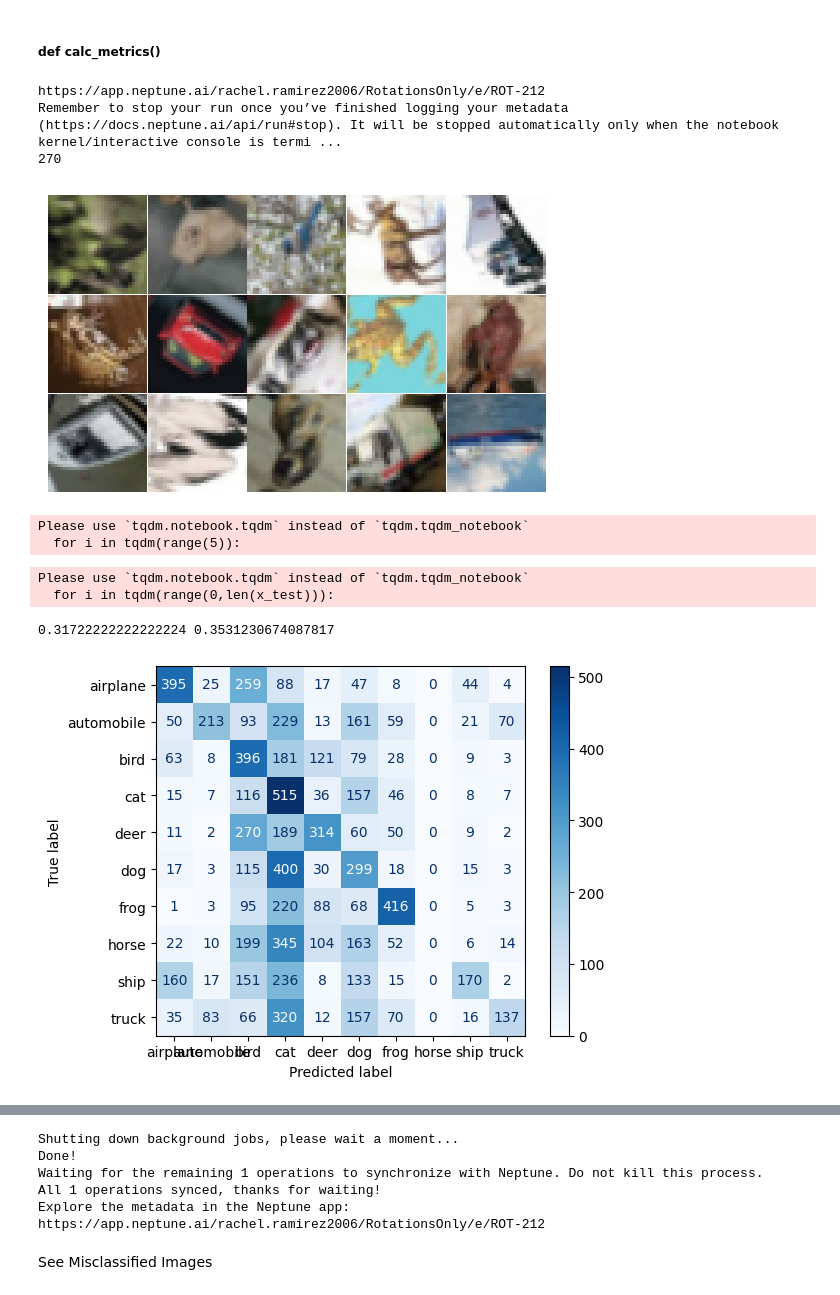
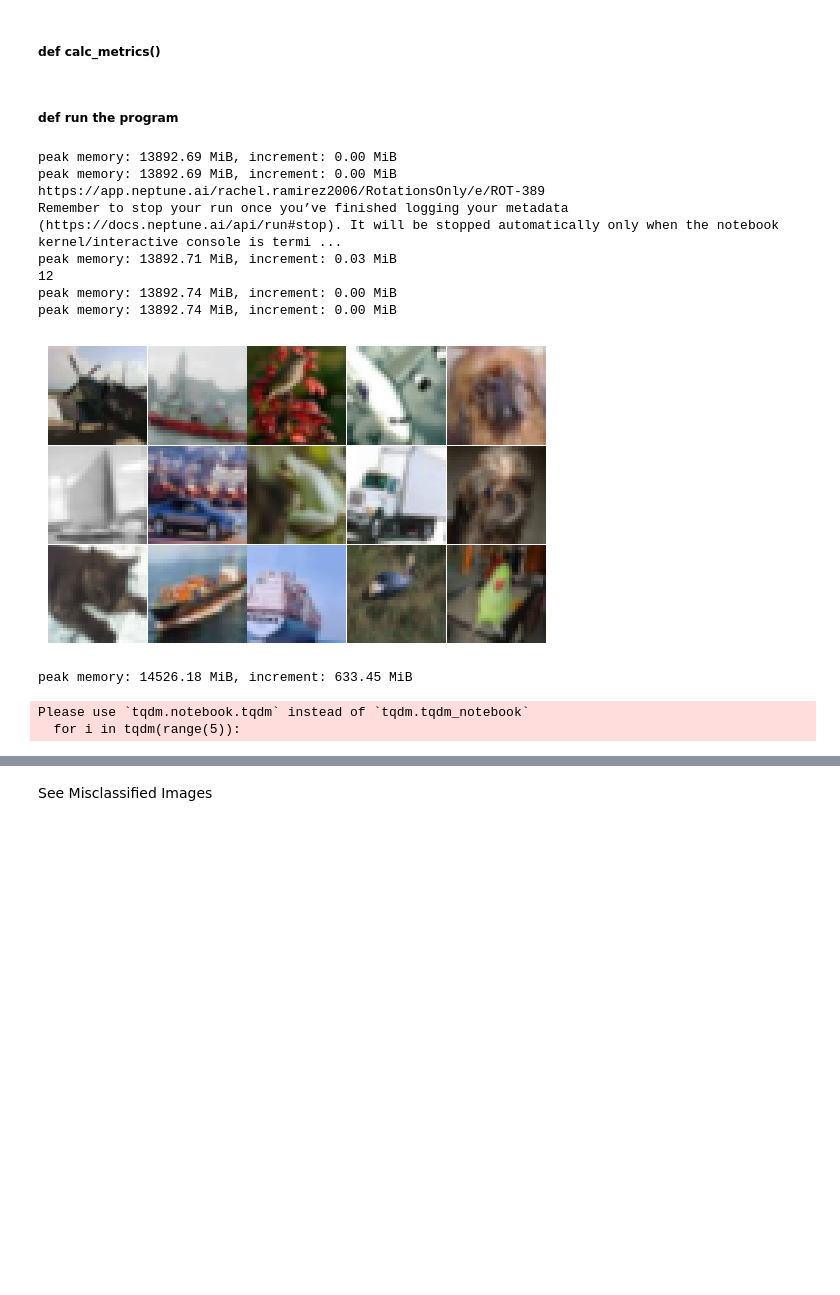
Before and after one commit to RachelRamirez/tta, a Jupyter notebook: TTA_experiments_only.ipynb, the cells around one changed output, grey strips where cells are left out. Cells and saved outputs as stored; diff of their text form; code cells hidden in the pictures; blank space fills up the shorter version.

```diff
--- a/TTA_experiments_only.ipynb
+++ b/TTA_experiments_only.ipynb
@@ -427,11 +439,8 @@ I want to restart my runs here, so I don't have to reload everything (data, hist
 # %%
 def delete_old_params():
-  del(tta_steps, bs,  preds, predictions_tta, cm_tta,  entropy_tta, nll_tta, pred_labels_tta, df,
-      test_acc_all_tta, final_pred, pred_tta, pred_max_p_tta, pred_std_tta, pred_tta_mean_max_p)
-  del(predictions_tta_idx, final_pred_idx)
-  del(disp_tta)
-  del(X_batch, y_batch)
-  del(test_datagen)
+  global  entropy_tta, nll_tta,   final_pred,  pred_std_tta,  test_datagen
+
+  del(   entropy_tta, nll_tta,   final_pred,  pred_std_tta,  test_datagen)
 
 # try:
 #   list_of_vars =  [params, run,  test_datagen, tta_steps, bs, display_datagen, preds, predictions_tta, cm_tta,  entropy_tta, nll_tta, pred_labels_tta, df,
@@ -467,10 +472,11 @@ from neptune.new.types import File
 ##### def new_run()
 # %%
 # Initialize a New Neptune Run function - takes no input yet? #returns a run
-def new_run():
+def new_run(tag):
     run = neptune.init(
       project="rachel.ramirez2006/RotationsOnly",
       api_token="eyJhcGlfYWRkcmVzcyI6Imh0dHBzOi8vYXBwLm5lcHR1bmUuYWkiLCJhcGlfdXJsIjoiaHR0cHM6Ly9hcHAubmVwdHVuZS5haSIsImFwaV9rZXkiOiI4NWZjMGEyYy1mZGI3LTQ1NWMtOGUyZi0wODc2OWI2OGU3NzcifQ==",)  # your credentials
+    run["sys/tags"].add([tag])
     return run
 # %%
 tta_steps = 50
@@ -492,7 +498,7 @@ There are the original tried test_datagen that have resulted in the highest accu
 # %% [markdown]
 ##### def make_init_params(tta_steps=50, bs=64, low_rotation=0, high_rotation=10,  fill_mode = 'reflect'):
 # %%
-def make_init_params(tta_steps=50, bs=64, low_rotation=0, high_rotation=10,  fill_mode = 'reflect'):
+def make_init_params(tta_steps=50, bs=64, low_rotation=0, high_rotation=10, horizontal_flip = True,  fill_mode = 'reflect'):
   params = {
         'tta_steps': tta_steps,
         'bs': bs,
@@ -501,7 +507,7 @@ def make_init_params(tta_steps=50, bs=64, low_rotation=0, high_rotation=10,  fil
           # 'rotation_range': 5,
           # 'shear_range': 5,
           # 'zoom_range' : 0.1,
-          # 'horizontal_flip': True,
+          'horizontal_flip': horizontal_flip,
           # 'width_shift_range' : 0.1,
           # 'height_shift_range' : 0.1 ,
 
@@ -723,6 +729,8 @@ def calc_metrics():
   run[variable_name].upload("df.csv")
 
   return nll_tta, pred_std_tta, entropy_tta, correct_idx, incorrect_idx
+# %% [markdown]
+##### def run the program
 # %%
 # For-Loop  i = 1 through 5
 
@@ -730,24 +738,25 @@ def calc_metrics():
 
 
 # create a dictionary of  parameters to pass to data_generator
-for rot_degree in range(270,271,10):
+for rot_degree in range(0,20,2):
 
-  rot_degree  = 270
+  tta_steps = 5
 
-  run = new_run()
+
+  %memit run = new_run("flip_horizontal-true")
 
   print(rot_degree)
 
 
-  init_params = make_init_params(tta_steps = 5, high_rotation=rot_degree)  # I need an inbetween var bc when run.stop runs the run[parameters] var disappears
+  %memit init_params = make_init_params(tta_steps, high_rotation=rot_degree)  # I need an inbetween var bc when run.stop runs the run[parameters] var disappears
 
-  run["parameters"]  = init_params
+  %memit run["parameters"]  = init_params
 
-  test_datagen = make_image_data_generator(init_params)
+  %memit test_datagen = make_image_data_generator(init_params)
 
   # save predictions
-  final_pred = make_predictions_with_tta()
-  nll_tta, pred_std_tta, entropy_tta, correct_idx, incorrect_idx  = calc_metrics()
+  %memit final_pred = make_predictions_with_tta()
+  %memit nll_tta, pred_std_tta, entropy_tta, correct_idx, incorrect_idx  = calc_metrics()
 
   # delete_old_params()
 
@@ -775,41 +784,48 @@ for rot_degree in range(270,271,10):
       if xlim != None:
           plt.xlim(xlim)
 
   plt.figure(figsize=(12,12))
 
   # Non-Bayesian
   plt.subplot(4,3,1)
   plot_hists_basic(nll, "Non-Bayesian nll of max p", "NLL", [-0.2,2])
   plt.subplot(4,3,2)
   plt.axis("off")
   plt.subplot(4,3,3)
   plot_hists_basic(entropy, "Non-Bayesian entropy", "Entropy", [-0.2,3.2])
 
 
 
 
   # w/TTA Methods
   plt.subplot(4,3,4)
   plot_hists(nll_tta, "TTA nll of max p", "NLL", [-0.2,2])
   plt.subplot(4,3,5)
   plot_hists(pred_std_tta, "TTA std dev.", "std", [-0.2,0.8])
   plt.subplot(4,3,6)
   plot_hists(entropy_tta, "TTA entropy", "Entropy", [-0.2,3.2])
 
 
 
 
-  plt.show()
+  %memit plt.show()
 
-  run.stop()
+  %memit run.stop()
+
+
+
+  %memit clear_output()
+  %memit delete_old_params()
 # %% [output]
-https://app.neptune.ai/rachel.ramirez2006/RotationsOnly/e/ROT-212
+peak memory: 13892.69 MiB, increment: 0.00 MiB
+peak memory: 13892.69 MiB, increment: 0.00 MiB
+https://app.neptune.ai/rachel.ramirez2006/RotationsOnly/e/ROT-389
 Remember to stop your run once you’ve finished logging your metadata (https://docs.neptune.ai/api/run#stop). It will be stopped automatically only when the notebook kernel/interactive console is termi ...
-270
+peak memory: 13892.71 MiB, increment: 0.03 MiB
+12
+peak memory: 13892.74 MiB, increment: 0.00 MiB
+peak memory: 13892.74 MiB, increment: 0.00 MiB
-[figure, old version]
+[figure, new version]
-Please use `tqdm.notebook.tqdm` instead of `tqdm.tqdm_notebook`
-  for i in tqdm(range(5)):
+peak memory: 14526.18 MiB, increment: 633.45 MiB
 Please use `tqdm.notebook.tqdm` instead of `tqdm.tqdm_notebook`
-  for i in tqdm(range(0,len(x_test))):
+  for i in tqdm(range(5)):
-0.31722222222222224 0.3531230674087817
-[figure, removed]
@@ -817,6 +831,0 @@ Please use `tqdm.notebook.tqdm` instead of `tqdm.tqdm_notebook`
-Shutting down background jobs, please wait a moment...
-Done!
-Waiting for the remaining 1 operations to synchronize with Neptune. Do not kill this process.
-All 1 operations synced, thanks for waiting!
-Explore the metadata in the Neptune app:
-https://app.neptune.ai/rachel.ramirez2006/RotationsOnly/e/ROT-212
```
Also changed, not shown: parts of 16 cells of this notebook.
